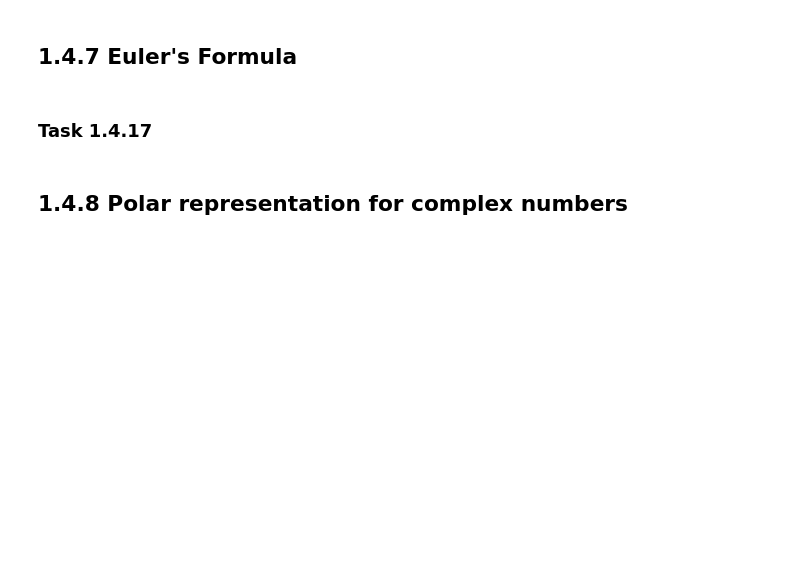
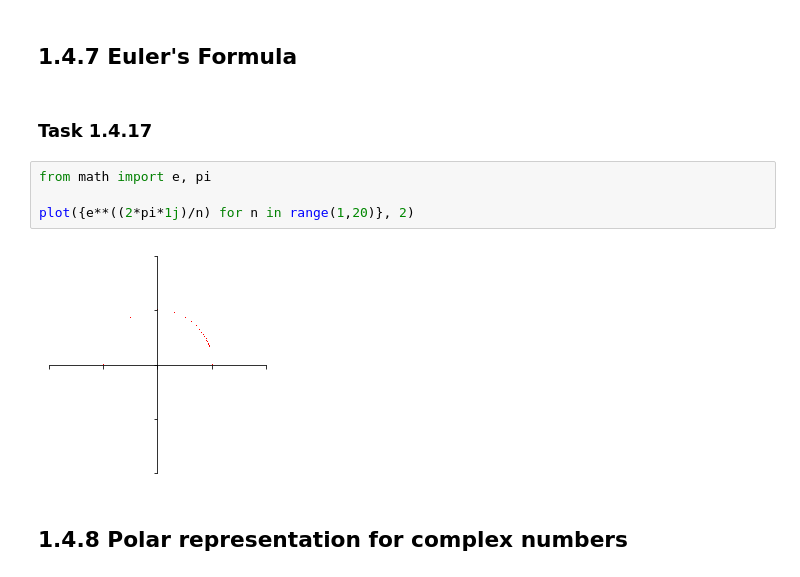
Before and after one commit to vqmalic/learn, a Jupyter notebook: books/klein/Chapter 01 - The Field.ipynb, the cells around one changed output. Saved outputs shown, nothing was run; the diff lists cells and outputs as text; blank space fills up the shorter version.

```diff
--- a/books/klein/Chapter 01 - The Field.ipynb
+++ b/books/klein/Chapter 01 - The Field.ipynb
@@ -271,6 +261,12 @@ plot(center_points(pts), len(data))
 ## 1.4.7 Euler's Formula
 # %% [markdown]
 ### Task 1.4.17
+# %%
+from math import e, pi
+
+plot({e**((2*pi*1j)/n) for n in range(1,20)}, 2)
+# %% [output]
+[figure, added]
 # %% [markdown]
 ## 1.4.8 Polar representation for complex numbers
 # %% [markdown]
```
Also changed, not shown: parts of 17 cells of this notebook.
